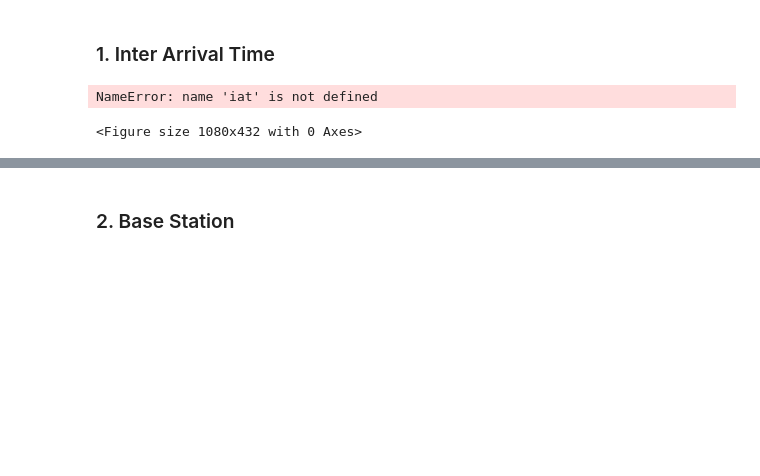
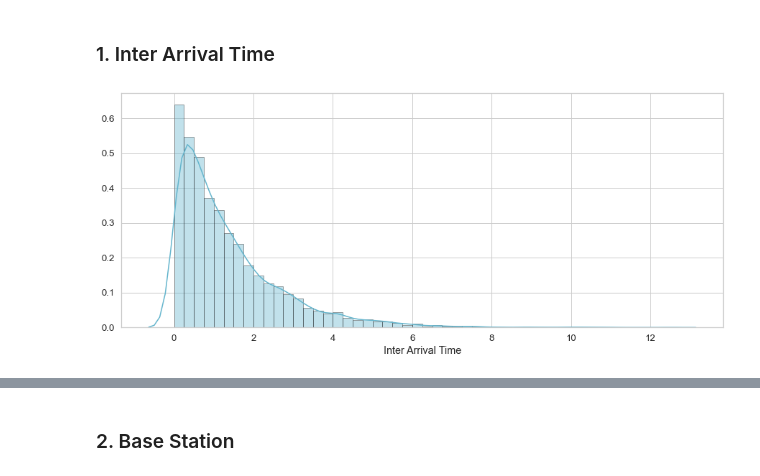
Before and after one commit to tkhang1999/CZ4015-Call-Me-Maybe, a Jupyter notebook: analysis/Simulation Analysis.ipynb, the cells around one changed output, grey strips where cells are left out. Cells and saved outputs as stored; diff of their text form; code cells hidden in the pictures; blank space fills up the shorter version.

Commit message:
add plot show function

```diff
--- a/analysis/Simulation Analysis.ipynb
+++ b/analysis/Simulation Analysis.ipynb
@@ -19,13 +19,14 @@ df.head()
 # %%
 sns.set(style='whitegrid', font_scale=1.2)
 plt.figure(figsize=(15, 6))
 
 arrival_time = pd.concat([pd.Series([0.0]), df['Arrival time (sec)']], ignore_index=True)
 inter_arrival_time = pd.Series([arrival_time[i+1] - arrival_time[i] for i in range(10000)], name='Inter Arrival Time')
-sns.distplot(iat, color='c', hist_kws=dict(ec="k"), label='Inter Arrival Time')
+
+sns.distplot(inter_arrival_time, color='c', hist_kws=dict(ec="k"), label='Inter Arrival Time')
+plt.show()
 # %% [output]
-NameError: name 'iat' is not defined
-<Figure size 1080x432 with 0 Axes>
+[figure, added]
 # %%
 print("Minimum: {:f}".format(inter_arrival_time.min()))
 print("Maximum: {:f}".format(inter_arrival_time.max()))
```
Also changed, not shown: parts of 7 cells of this notebook.
